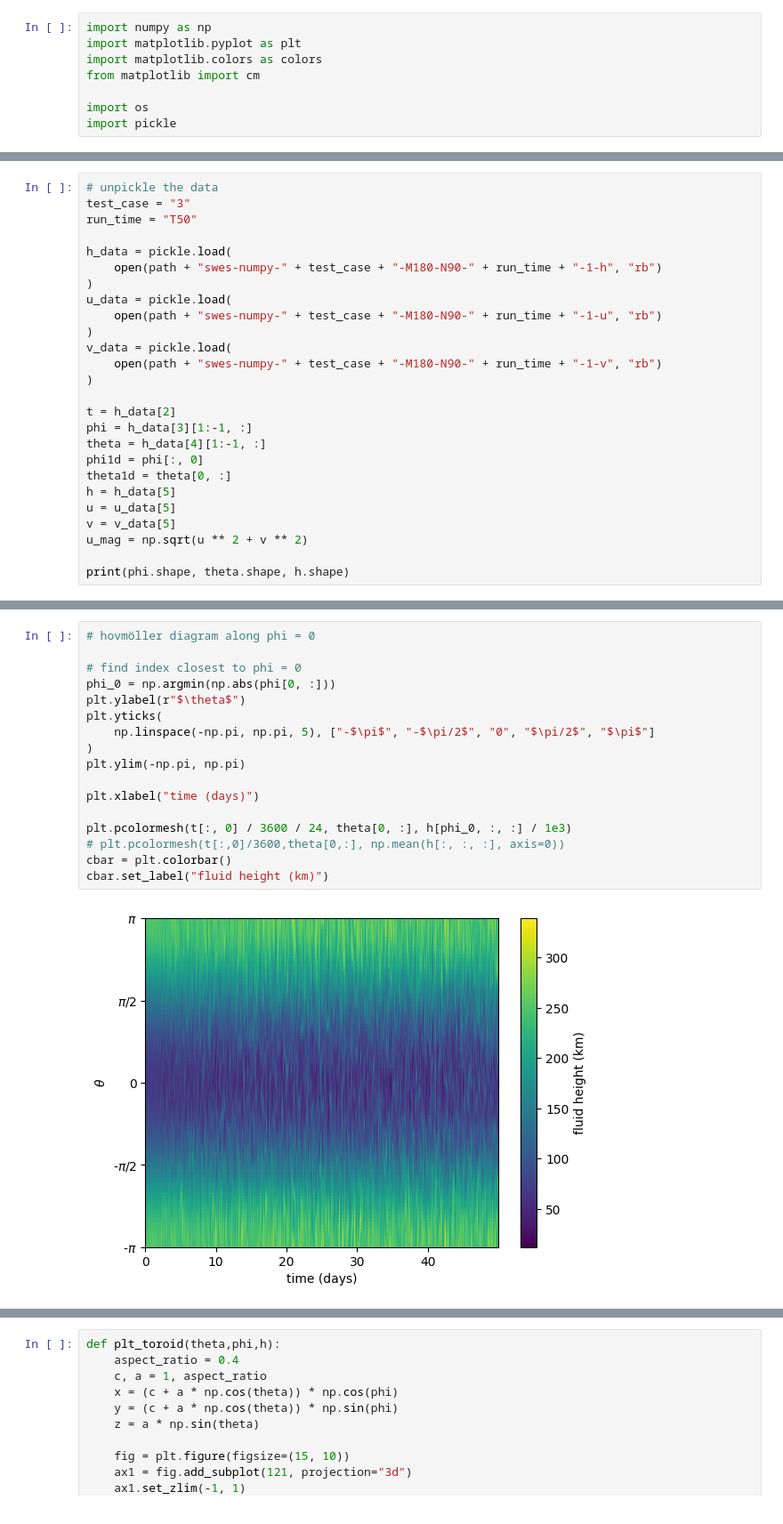
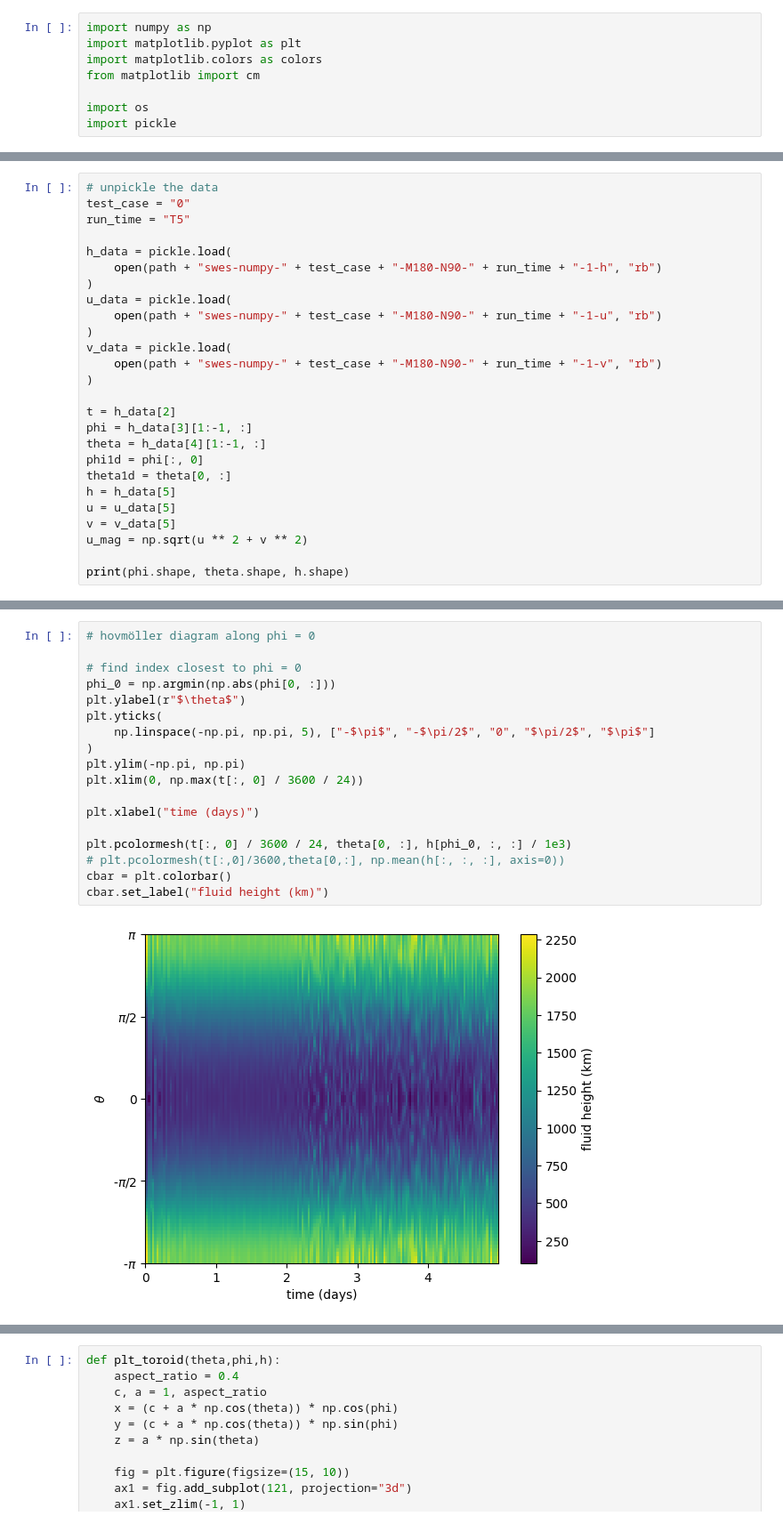
Before and after one commit to dana-grund/HPC4WC, a Jupyter notebook: projects/2023/project06_shallow_water/visualization/visualization.ipynb, the cells around one changed output, grey strips where cells are left out. Shown at 89% size. Cells and saved outputs as stored; diff of their text form.

```diff
--- a/projects/2023/project06_shallow_water/visualization/visualization.ipynb
+++ b/projects/2023/project06_shallow_water/visualization/visualization.ipynb
@@ -29,8 +29,8 @@ os.listdir(path)
  'swes-numpy-0-M180-N90-T20-1-v']
 # %%
 # unpickle the data
-test_case = "3"
-run_time = "T50"
+test_case = "0"
+run_time = "T5"
 
 h_data = pickle.load(
     open(path + "swes-numpy-" + test_case + "-M180-N90-" + run_time + "-1-h", "rb")
@@ -113,19 +113,20 @@ print(theta[0, :])
 # %%
 # hovmöller diagram along phi = 0
 
 # find index closest to phi = 0
 phi_0 = np.argmin(np.abs(phi[0, :]))
 plt.ylabel(r"$\theta$")
 plt.yticks(
     np.linspace(-np.pi, np.pi, 5), ["-$\pi$", "-$\pi/2$", "0", "$\pi/2$", "$\pi$"]
 )
 plt.ylim(-np.pi, np.pi)
+plt.xlim(0, np.max(t[:, 0] / 3600 / 24))
 
 plt.xlabel("time (days)")
 
 plt.pcolormesh(t[:, 0] / 3600 / 24, theta[0, :], h[phi_0, :, :] / 1e3)
 # plt.pcolormesh(t[:,0]/3600,theta[0,:], np.mean(h[:, :, :], axis=0))
 cbar = plt.colorbar()
 cbar.set_label("fluid height (km)")
 # %% [output]
-[figure, old version]
+[figure, new version]
```
Also changed, not shown: parts of 7 cells of this notebook, 7 other files.
